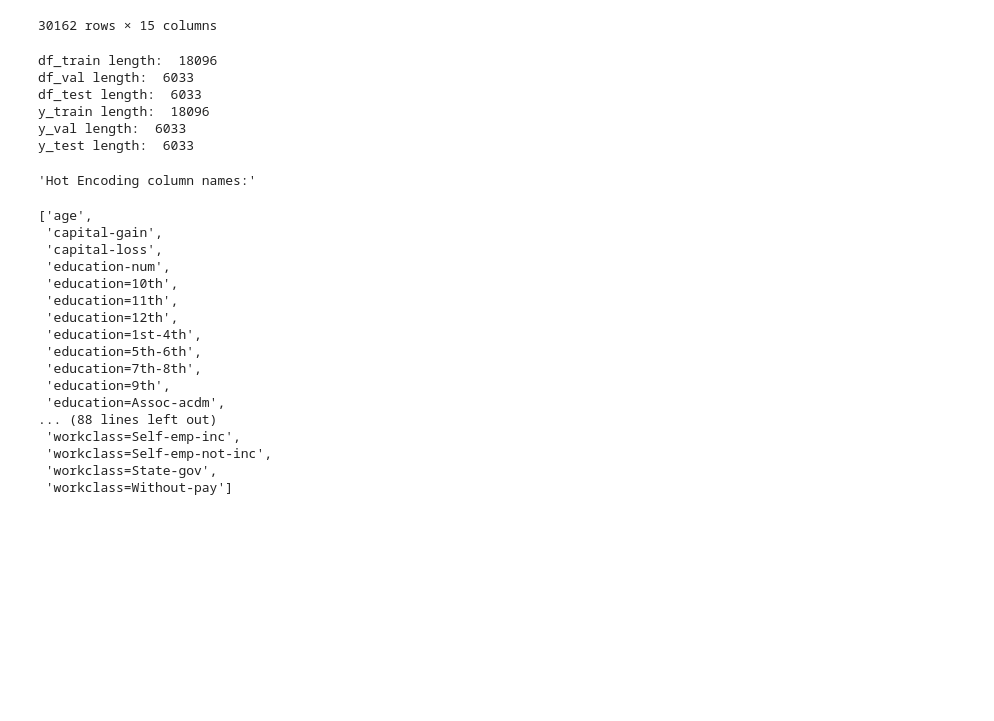
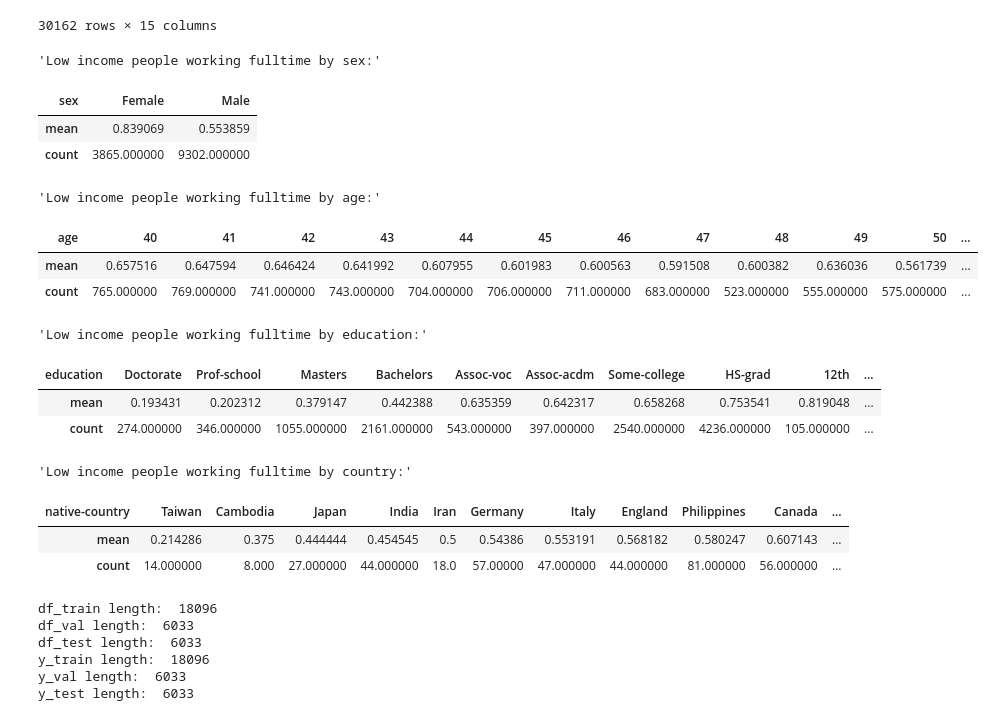
Before and after one commit to razorcd/ml-project, a Jupyter notebook: project1/project1.ipynb, the cells around one changed output. Saved outputs shown, nothing was run; the diff lists cells and outputs as text; code cells hidden in the pictures; blank space fills up the shorter version.

```diff
--- a/project1/project1.ipynb
+++ b/project1/project1.ipynb
@@ -158,6 +161,39 @@ df_clean
 | 30160 | 22 | Private | 201490 | HS-grad | 9 | Never-married | Adm-clerical | Own-child | ... |
 | 30161 | 52 | Self-emp-inc | 287927 | HS-grad | 9 | Married-civ-spouse | Exec-managerial | Wife | ... |
 30162 rows × 15 columns
+# %%
+# EDA Exploritory Data Analysis
+
+with pd.option_context('display.max_rows', 6, 'display.max_columns', None):
+
+    df_selection_by_sex = df_clean[df_clean.age >= 40].groupby("sex").low_income.agg(["mean", "count"]).T
+    display("Low income people working fulltime by sex:", df_selection_by_sex)
+
+    df_selection_by_age = df_clean[df_clean.age >= 40].groupby("age").low_income.agg(["mean", "count"]).T
+    display("Low income people working fulltime by age:", df_selection_by_age)
+
+    df_selection_by_education = df_clean[df_clean.age >= 40].groupby("education").low_income.agg(["mean", "count"]).sort_values(by=['mean']).T
+    display("Low income people working fulltime by education:", df_selection_by_education)
+
+    df_selection_by_country = df_clean[df_clean.age >= 40].groupby("native-country").low_income.agg(["mean", "count"]).sort_values(by=['mean']).T
+    display("Low income people working fulltime by country:", df_selection_by_country)
+# %% [output]
+'Low income people working fulltime by sex:'
+| sex | Female | Male |
+| mean | 0.839069 | 0.553859 |
+| count | 3865.000000 | 9302.000000 |
+'Low income people working fulltime by age:'
+| age | 40 | 41 | 42 | 43 | 44 | 45 | 46 | 47 | 48 | 49 | 50 | ... |
+| mean | 0.657516 | 0.647594 | 0.646424 | 0.641992 | 0.607955 | 0.601983 | 0.600563 | 0.591508 | 0.600382 | 0.636036 | 0.561739 | ... |
+| count | 765.000000 | 769.000000 | 741.000000 | 743.000000 | 704.000000 | 706.000000 | 711.000000 | 683.000000 | 523.000000 | 555.000000 | 575.000000 | ... |
+'Low income people working fulltime by education:'
+| education | Doctorate | Prof-school | Masters | Bachelors | Assoc-voc | Assoc-acdm | Some-college | HS-grad | 12th | ... |
+| mean | 0.193431 | 0.202312 | 0.379147 | 0.442388 | 0.635359 | 0.642317 | 0.658268 | 0.753541 | 0.819048 | ... |
+| count | 274.000000 | 346.000000 | 1055.000000 | 2161.000000 | 543.000000 | 397.000000 | 2540.000000 | 4236.000000 | 105.000000 | ... |
+'Low income people working fulltime by country:'
+| native-country | Taiwan | Cambodia | Japan | India | Iran | Germany | Italy | England | Philippines | Canada | ... |
+| mean | 0.214286 | 0.375 | 0.444444 | 0.454545 | 0.5 | 0.54386 | 0.553191 | 0.568182 | 0.580247 | 0.607143 | ... |
+| count | 14.000000 | 8.000 | 27.000000 | 44.000000 | 18.0 | 57.00000 | 47.000000 | 44.000000 | 81.000000 | 56.000000 | ... |
 # %%
 # Split data
 
@@ -195,36 +231,3 @@ df_test length:  6033
 y_train length:  18096
 y_val length:  6033
 y_test length:  6033
-# %%
-# Hot Encoding
-from sklearn.feature_extraction import DictVectorizer
-
-train_dicts = df_train[categorical_columns+numerical_columns].to_dict(orient='records')
-dv = DictVectorizer(sparse = False) #sparse =True => enables sparse matrix by compressing 0 values
-dv.fit(train_dicts)
-dv.transform(train_dicts)
-display("Hot Encoding column names:",dv.get_feature_names()) # column names
-
-X_train = dv.fit_transform(train_dicts)
-
-val_dicts = df_val[categorical_columns+numerical_columns].to_dict(orient='records')
-X_val = dv.transform(val_dicts)
-# %% [output]
-'Hot Encoding column names:'
-['age',
- 'capital-gain',
- 'capital-loss',
- 'education-num',
- 'education=10th',
- 'education=11th',
- 'education=12th',
- 'education=1st-4th',
- 'education=5th-6th',
- 'education=7th-8th',
- 'education=9th',
- 'education=Assoc-acdm',
-... (88 lines left out)
- 'workclass=Self-emp-inc',
- 'workclass=Self-emp-not-inc',
- 'workclass=State-gov',
- 'workclass=Without-pay']
```
Also changed, not shown: parts of 5 cells of this notebook.
